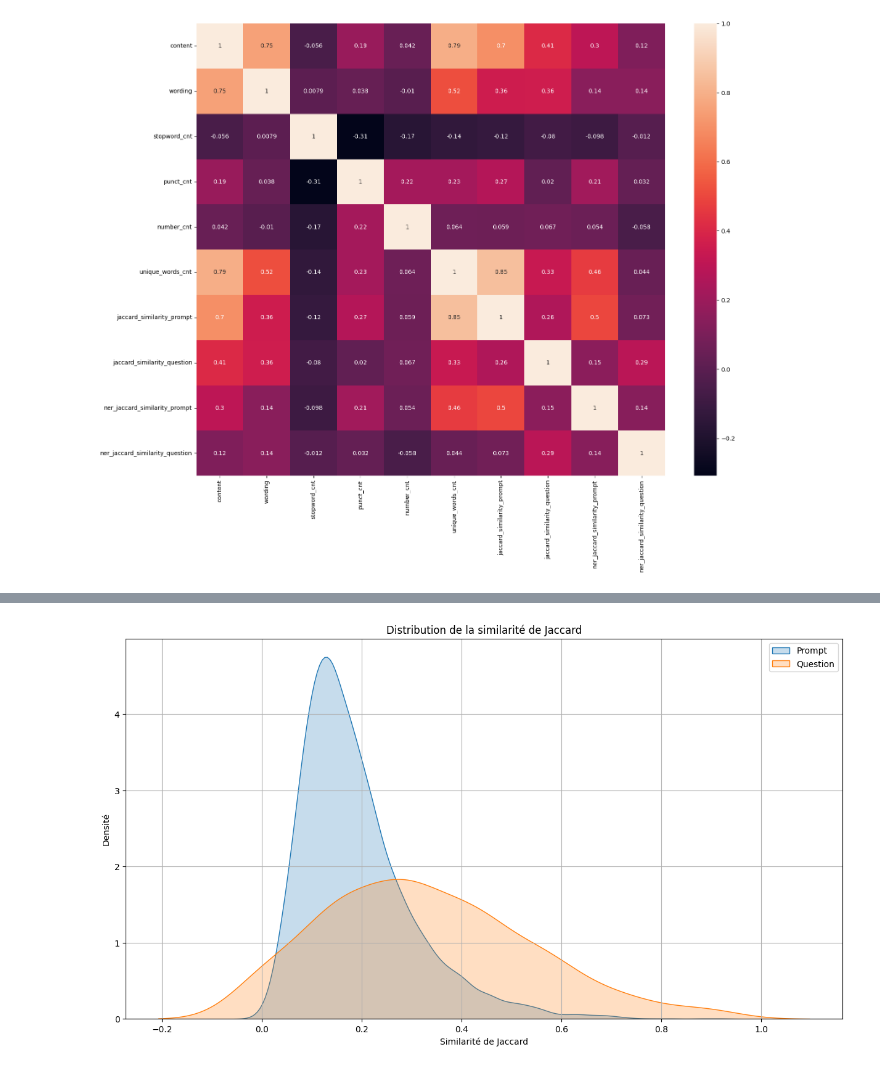
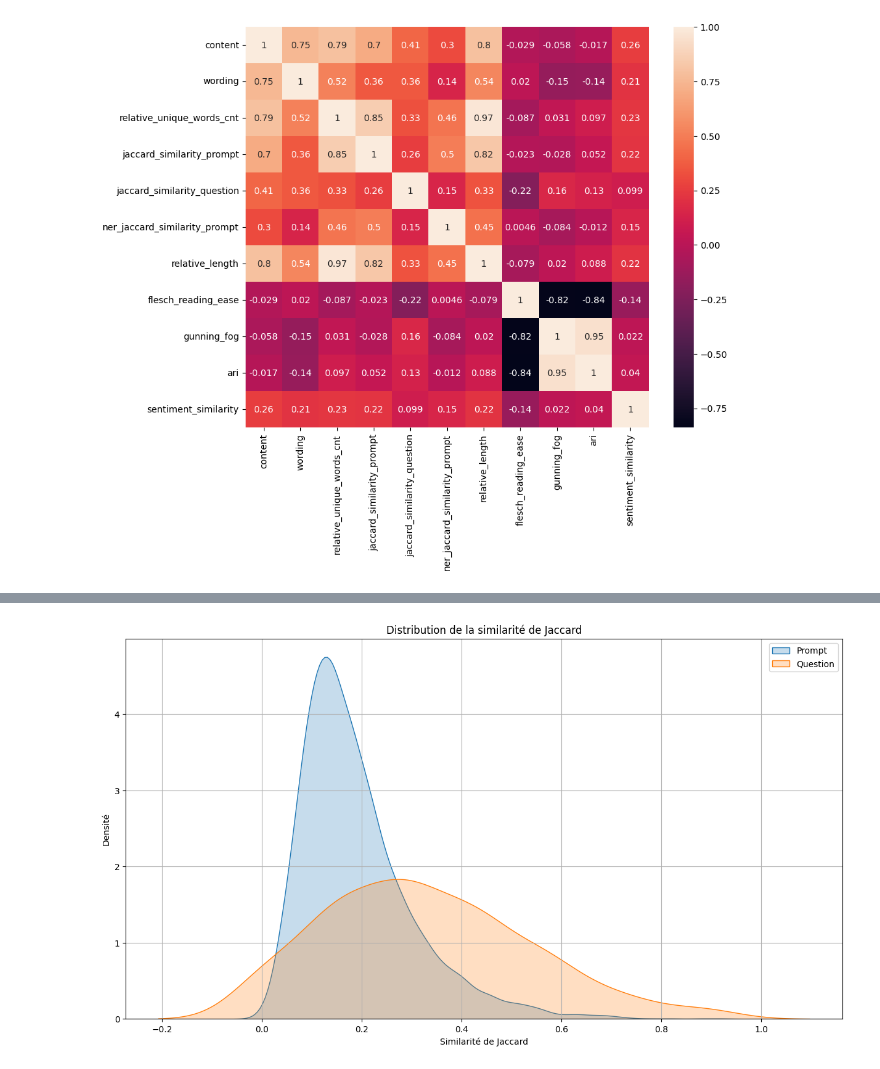
Before and after one commit to Camille9999/Simplon-Certification, a Jupyter notebook: amelioration_projet/feature_engineering.ipynb, the cells around one changed output, grey strips where cells are left out. Drawn from its saved outputs; the diff is of its cells as text; code cells hidden in the pictures.

```diff
--- a/amelioration_projet/feature_engineering.ipynb
+++ b/amelioration_projet/feature_engineering.ipynb
@@ -144,9 +208,15 @@ df_train_prompt['prompt'] = df_train_prompt['prompt_title'] + '\n' + df_train_pr
 df_train_prompt = lemmatize(df_train_prompt, ['prompt_question', 'prompt'])
 
 vectorizer_dict = vectorizer(df_train_prompt)
-
 df_train_prompt['vector_text'] = df_train_prompt.apply(lambda row: vectorize(row['prompt_lemmatized'], vectorizer_dict[row.prompt_id]['prompt']), axis=1)
 df_train_prompt['vector_question'] = df_train_prompt.apply(lambda row: vectorize(row['prompt_question_lemmatized'], vectorizer_dict[row.prompt_id]['prompt_question']), axis=1)
 
 df_train_prompt['ner_text'] = df_train_prompt.apply(lambda row: ner(row['prompt']), axis=1)
-df_train_prompt['ner_question'] = df_train_prompt.apply(lambda row: ner(row['prompt_question']), axis=1)
+# df_train_prompt['ner_question'] = df_train_prompt.apply(lambda row: ner(row['prompt_question']), axis=1)
+
+df_train_prompt['blob'] = df_train_prompt['prompt'].apply(TextBlob)
+
+df_train_prompt['tokens'] = (df_train_prompt['prompt_question'] + '\n' + df_train_prompt['prompt']).apply(tokenize)
+df_train_summaries['tokens'] = df_train_summaries['text'].apply(tokenize)
+vectorizer_tfidf = tfidf_vectorizer(df_train_prompt, df_train_summaries)
+df_train_summaries['tfidf_vector'] = df_train_summaries['tokens'].apply(lambda x: tfidf(x, vectorizer_tfidf))
@@ -158,6 +231,9 @@ def feature_engineer(dataframe: pd.DataFrame, feature: str = 'text') -> pd.DataF
     print('   | Done')
     print('Calculating length...                     ', end='')
     dataframe['length'] = dataframe[feature].apply(len)
+    print('   | Done')
+    print('Calculating relative length...            ', end='')
+    dataframe['relative_length'] = dataframe.apply(lambda row: relative_length(row.prompt_id, row.length), axis=1)
     print('   | Done')
     print('Calculating stopword relative count...    ', end='')
     dataframe['stopword_cnt'] = dataframe[feature].apply(count_stopwords) / dataframe['word_cnt']
@@ -171,8 +247,10 @@ def feature_engineer(dataframe: pd.DataFrame, feature: str = 'text') -> pd.DataF
     print('Lemmatizing...                            ', end='')
     dataframe = lemmatize(dataframe, feature)
     print('   | Done')
-    print('Calculating unique words relative count...', end='')
-    dataframe['unique_words_cnt'] = dataframe[f'{feature}_lemmatized'].apply(count_unique_words)  / len(dataframe[f'{feature}_lemmatized'])
+    print('Calculating unique words count...         ', end='')
+    dataframe['unique_words_cnt'] = dataframe[f'{feature}_lemmatized'].apply(count_unique_words)
+    dataframe['relative_unique_words_cnt'] = dataframe['unique_words_cnt'] / len(dataframe[f'{feature}_lemmatized'])
+    dataframe['unique_words_ratio'] = dataframe['unique_words_cnt'] / dataframe['word_cnt']
     print('   | Done')
     print('Vectorizing...                            ', end='')
     dataframe[f'{feature}_vector_text'] = dataframe.apply(lambda row: vectorize(row[f'{feature}_lemmatized'], vectorizer_dict[row.prompt_id]['prompt']), axis=1)
@@ -187,9 +265,14 @@ def feature_engineer(dataframe: pd.DataFrame, feature: str = 'text') -> pd.DataF
     print('   | Done')
     print('Calculating NER Jaccard Similarity...     ', end='')
     dataframe['ner_jaccard_similarity_prompt'] = dataframe.apply(lambda row: jaccard_similarity_ner(row[f'{feature}_ner'], df_train_prompt.at[df_train_prompt[df_train_prompt.prompt_id == row.prompt_id].index[0], 'ner_text']), axis=1)
-    dataframe['ner_jaccard_similarity_question'] = dataframe.apply(lambda row: jaccard_similarity_ner(row[f'{feature}_ner'], df_train_prompt.at[df_train_prompt[df_train_prompt.prompt_id == row.prompt_id].index[0], 'ner_question']), axis=1)
+    # dataframe['ner_jaccard_similarity_question' = dataframe.apply(lambda row: jaccard_similarity_ner(row[f'{feature}_ner'], df_train_prompt.at[df_train_prompt[df_train_prompt.prompt_id == row.prompt_id].index[0], 'ner_question']), axis=1)
     print('   | Done')
-    return dataframe
+    print('Evaluating readability...                 ', end='')
+    dataframe[['flesch_reading_ease', 'gunning_fog', 'ari']] = dataframe[feature].apply(readability)
+    print('   | Done')
+    print('Evaluating sentiment...                   ', end='')
+    dataframe['sentiment_similarity'] = dataframe.apply(lambda row: sentiment(row[feature], row['prompt_id']), axis=1)
+    print('   | Done')
 # %%
 df_train_summaries = feature_engineer(df_train_summaries)
 df_train_summaries.head()
@@ -223,15 +319,20 @@ Index(['student_id', 'prompt_id', 'text', 'content', 'wording', 'word_cnt',
       dtype='object')
 # %%
 FEATURES = [
-    'stopword_cnt', 'punct_cnt', 'number_cnt', 'unique_words_cnt',
+    #'stopword_cnt', 'punct_cnt', 'number_cnt',
+    'relative_unique_words_cnt',
     'jaccard_similarity_prompt', 'jaccard_similarity_question',
-    'ner_jaccard_similarity_prompt', 'ner_jaccard_similarity_question'
+    'ner_jaccard_similarity_prompt',
+    #'ner_jaccard_similarity_question'
+    'relative_length',
+    'flesch_reading_ease', 'gunning_fog', 'ari',
+    'sentiment_similarity',
     ]
 
 TARGETS = ['content', 'wording']
 # %%
 corr = df_train_summaries[TARGETS + FEATURES].corr()
-plt.figure(figsize=(18, 14))
+plt.figure(figsize=(10, 8))
 sns.heatmap(corr, annot=True);
 # %% [output]
-[figure, old version]
+[figure, new version]
```
Also changed, not shown: parts of 48 cells of this notebook, 2 other files.
